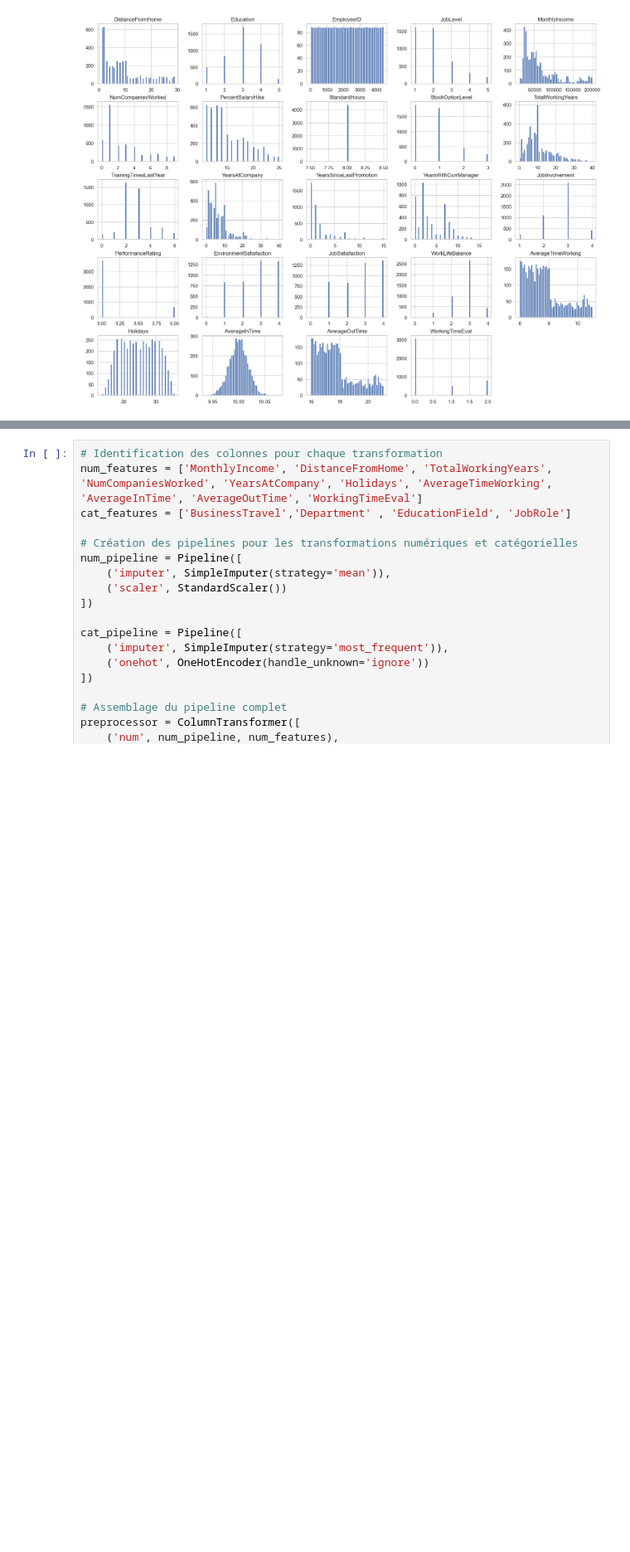
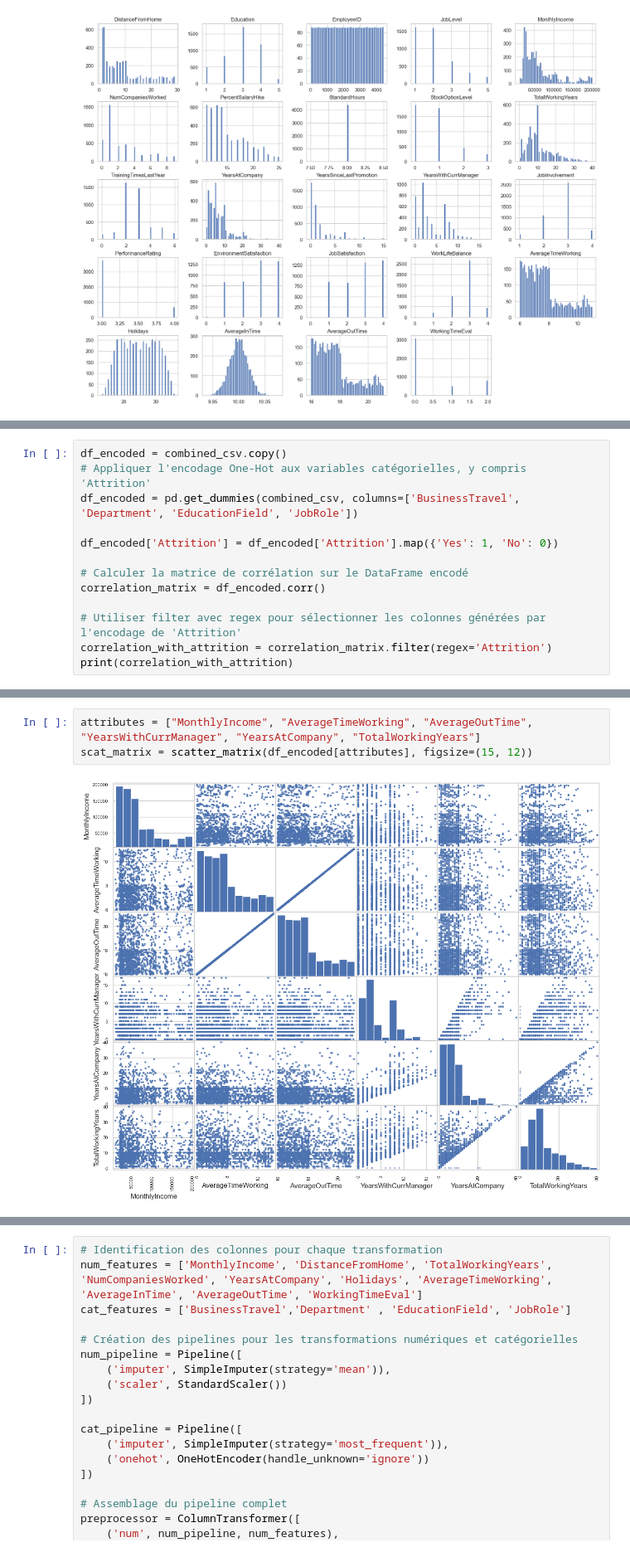
Before and after one commit to ocekic/HumanForYou-RetentionDesEmployesAI, a Jupyter notebook: Livrable_HumanForYou.ipynb, the cells around one changed output, grey strips where cells are left out. Shown at 83% size. Cells and saved outputs as stored; diff of their text form; blank space fills up the shorter version.

```diff
--- a/Livrable_HumanForYou.ipynb
+++ b/Livrable_HumanForYou.ipynb
@@ -451,0 +446,13 @@ plt.show()
+# %%
+df_encoded = combined_csv.copy()
+# Appliquer l'encodage One-Hot aux variables catégorielles, y compris 'Attrition'
+df_encoded = pd.get_dummies(combined_csv, columns=['BusinessTravel', 'Department', 'EducationField', 'JobRole'])
+
+df_encoded['Attrition'] = df_encoded['Attrition'].map({'Yes': 1, 'No': 0})
+
+# Calculer la matrice de corrélation sur le DataFrame encodé
+correlation_matrix = df_encoded.corr()
+
+# Utiliser filter avec regex pour sélectionner les colonnes générées par l'encodage de 'Attrition'
+correlation_with_attrition = correlation_matrix.filter(regex='Attrition')
+print(correlation_with_attrition)
@@ -452 +485,6 @@ plt.show()
+# %%
+attributes = ["MonthlyIncome", "AverageTimeWorking", "AverageOutTime", "YearsWithCurrManager", "YearsAtCompany", "TotalWorkingYears"]
+scat_matrix = scatter_matrix(df_encoded[attributes], figsize=(15, 12))
+# %% [output]
+[figure, added]
 # %% [markdown]
```
Also changed, not shown: parts of 75 cells of this notebook.
